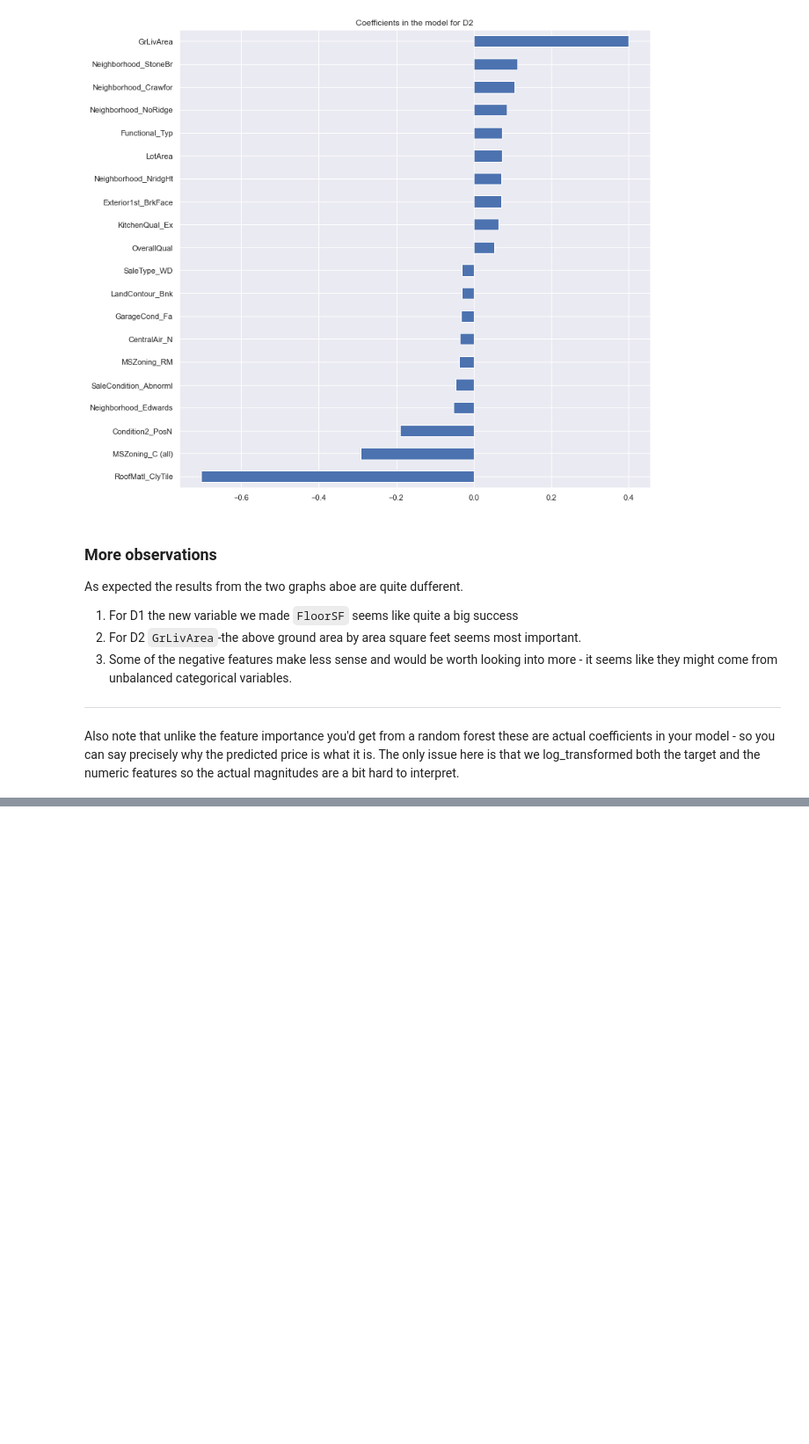
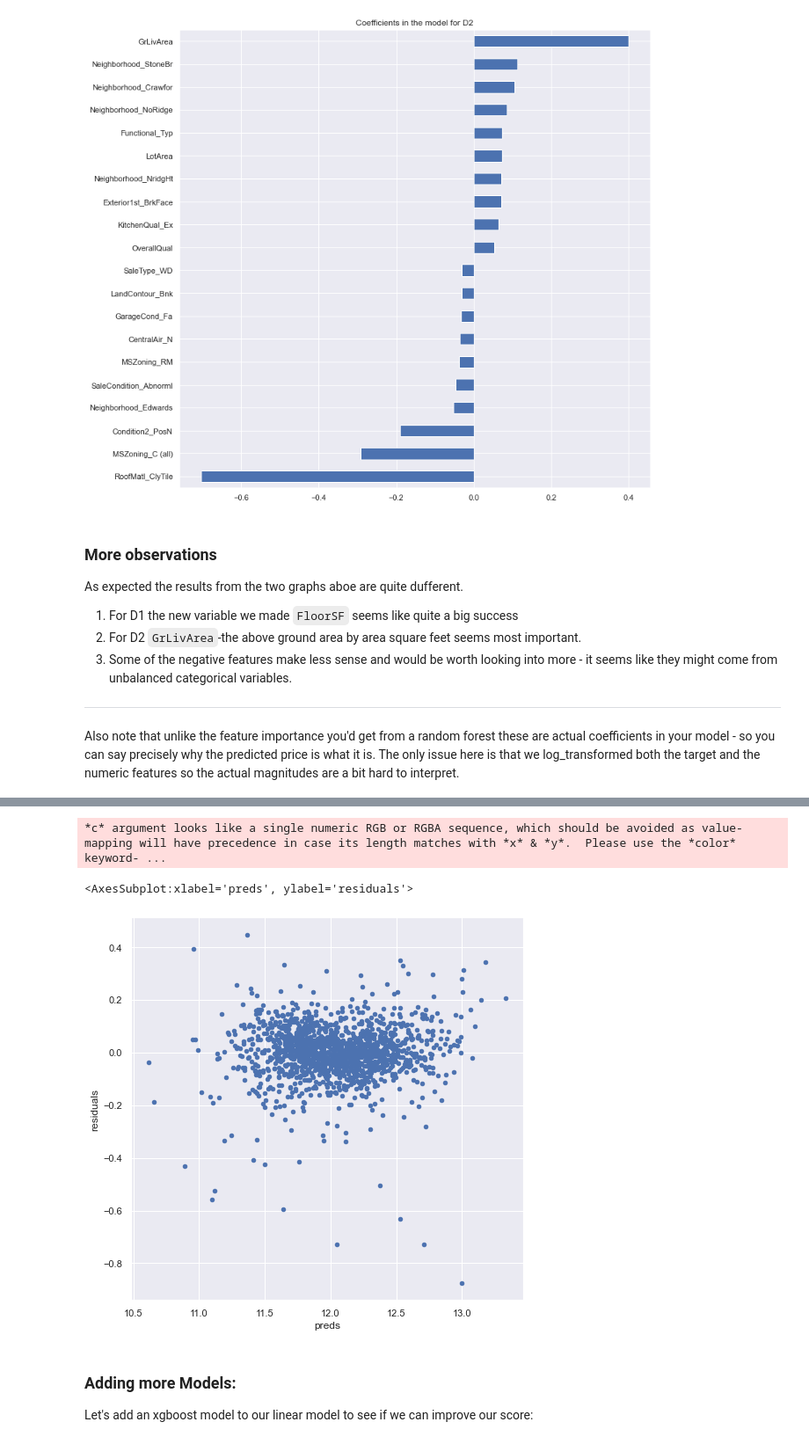
Before and after one commit to Ak-Gautam/Regularised_L_M, a Jupyter notebook: RLM.ipynb, the cells around one changed output, grey strips where cells are left out. Shown at 88% size. Cells and saved outputs as stored; diff of their text form; code cells hidden in the pictures; blank space fills up the shorter version.

```diff
--- a/RLM.ipynb
+++ b/RLM.ipynb
@@ -593,0 +605,14 @@ Also note that unlike the feature importance you'd get from a random forest thes
+# %%
+#let's look at the residuals as well:
+matplotlib.rcParams['figure.figsize'] = (8.0, 8.0)
+
+preds2 = pd.DataFrame({"preds":model_lasso2.predict(X_train), "true":y})
+preds2["residuals"] = preds2["true"] - preds2["preds"]
+preds2.plot(x = "preds", y = "residuals",kind = "scatter")
+# %% [output]
+*c* argument looks like a single numeric RGB or RGBA sequence, which should be avoided as value-mapping will have precedence in case its length matches with *x* & *y*.  Please use the *color* keyword- ...
+<AxesSubplot:xlabel='preds', ylabel='residuals'>
+[figure, added]
+# %% [markdown]
+### Adding more Models:
+Let's add an xgboost model to our linear model to see if we can improve our score:
```
Also changed, not shown: parts of 9 cells of this notebook, 1 other file.
